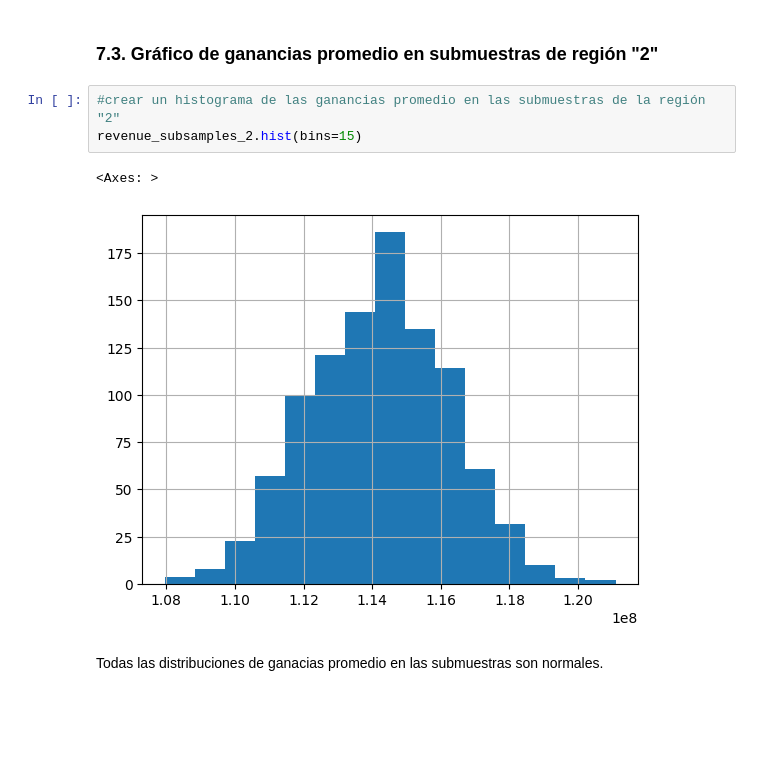
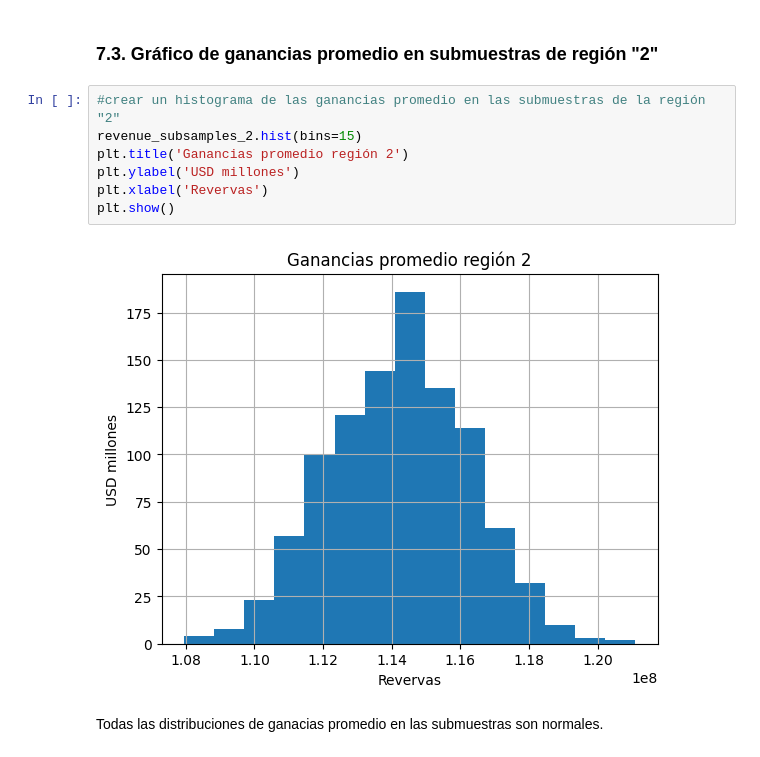
Before and after one commit to wh1tneyr/OilyGiant, a Jupyter notebook: oil.ipynb, the cells around one changed output. Saved outputs shown, nothing was run; the diff lists cells and outputs as text; blank space fills up the shorter version.

Commit message:
colocando titulos a grafico de ganancias promedio region 2

```diff
--- a/oil.ipynb
+++ b/oil.ipynb
@@ -533,9 +533,12 @@ plt.show()
 # %%
 #crear un histograma de las ganancias promedio en las submuestras de la región "2"
 revenue_subsamples_2.hist(bins=15)
+plt.title('Ganancias promedio región 2')
+plt.ylabel('USD millones')
+plt.xlabel('Revervas')
+plt.show()
 # %% [output]
-<Axes: >
-[figure, old version]
+[figure, new version]
 # %% [markdown]
 Todas las distribuciones de ganacias promedio en las submuestras son normales.
 # %% [markdown]
```
